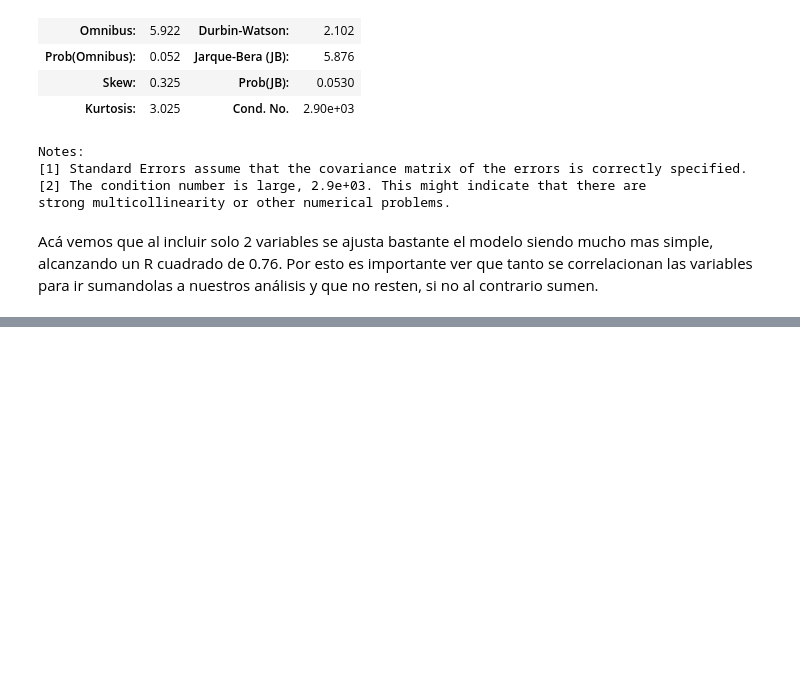
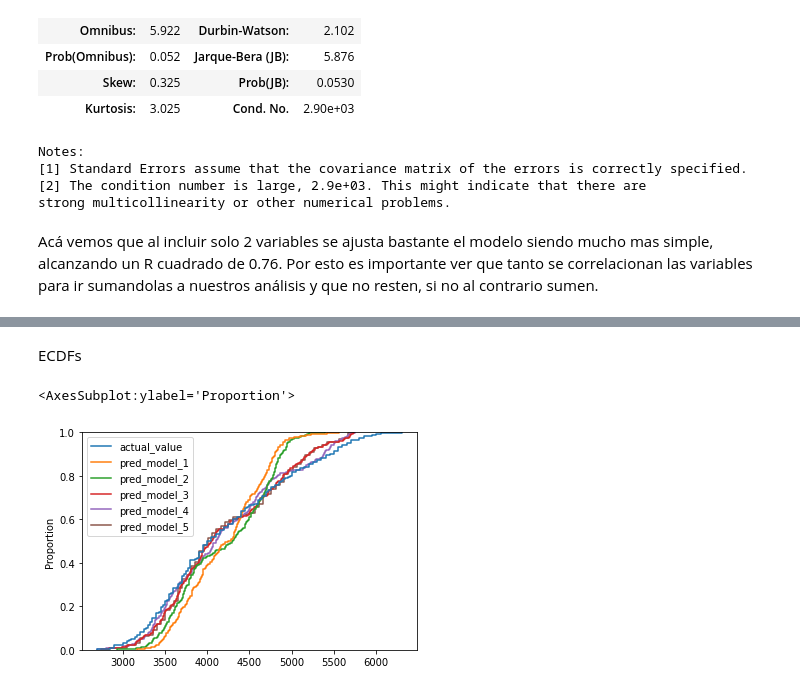
Before and after one commit to mariosanchez5/An-lisis-Exploratorios---Varios, a Jupyter notebook: Análisis Exploratorio - Pinguinos(sns).ipynb, the cells around one changed output, grey strips where cells are left out. Drawn from its saved outputs; the diff is of its cells as text; code cells hidden in the pictures; blank space fills up the shorter version.

Commit message:
Visualizando análisis de regresión multiple

```diff
--- a/Análisis Exploratorio - Pinguinos(sns).ipynb
+++ b/Análisis Exploratorio - Pinguinos(sns).ipynb
@@ -685,0 +690,13 @@ Acá vemos que al incluir solo 2 variables se ajusta bastante el modelo siendo m
+# %%
+model_results = pd.DataFrame({
+    'actual_value': df_limpio['body_mass_g'],
+    'pred_model_1': model_1.predict(),
+    'pred_model_2': model_2.predict(),
+    'pred_model_3': model_3.predict(),
+    'pred_model_4': model_4.predict(),
+    'pred_model_5': model_5.predict(),
+    'species': df_limpio['species'],
+    'sex': df_limpio['sex']
+})
+
+model_results
@@ -685,0 +717,9 @@ Acá vemos que al incluir solo 2 variables se ajusta bastante el modelo siendo m
+# %% [markdown]
+ECDFs
+# %%
+sns.ecdfplot(
+    data=model_results
+)
+# %% [output]
+<AxesSubplot:ylabel='Proportion'>
+[figure, added]
```
Also changed, not shown: parts of 15 cells of this notebook.
